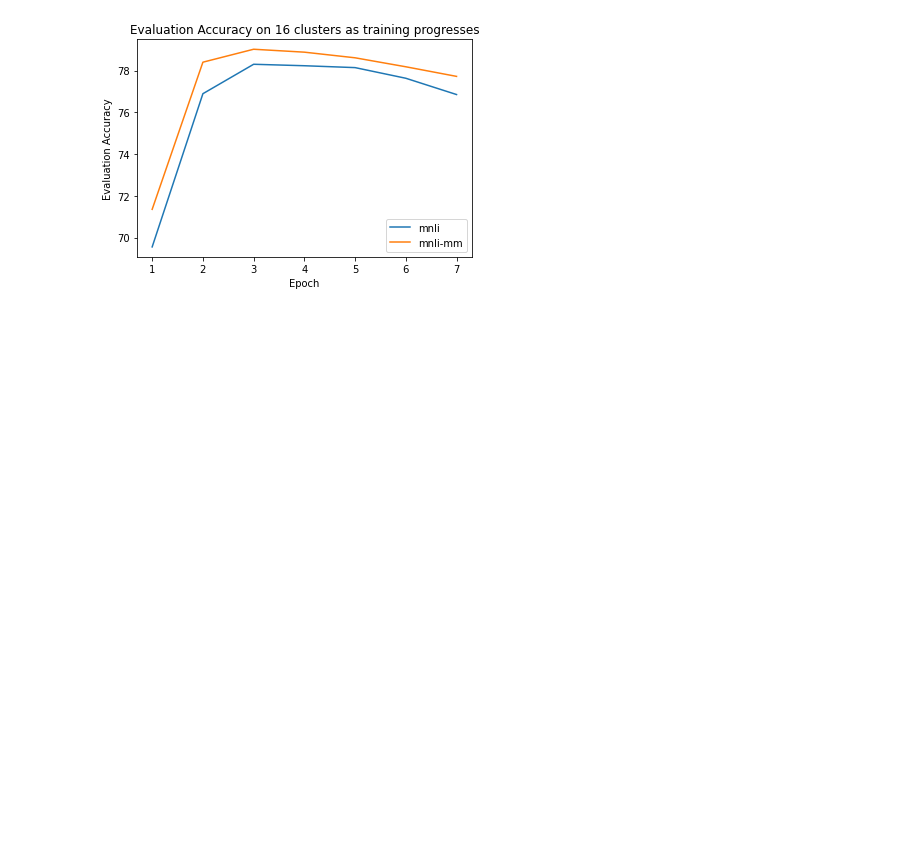
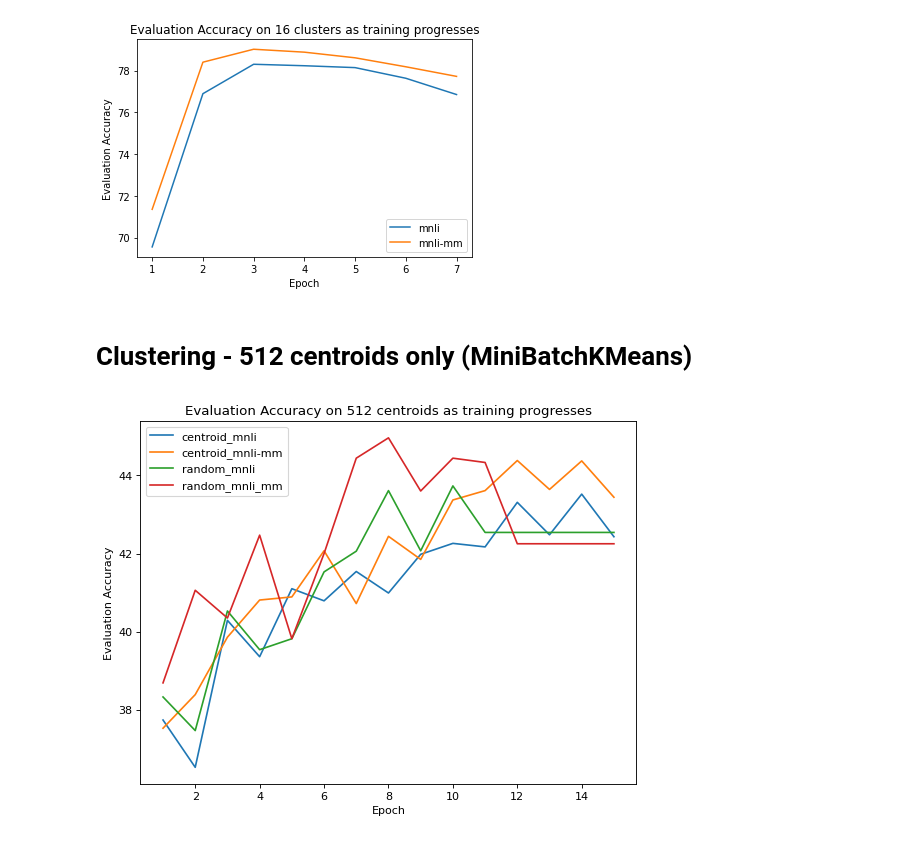
Before and after one commit to prajjwal1/generalize_lm_nli, a Jupyter notebook: nbs/graph_plots.ipynb, the cells around one changed output. Cells and saved outputs as stored; diff of their text form; code cells hidden in the pictures; blank space fills up the shorter version.

Commit message:
added centroid support

```diff
--- a/nbs/graph_plots.ipynb
+++ b/nbs/graph_plots.ipynb
@@ -368,3 +368,35 @@ plt.savefig('/home/nlp/transformers-importance-sampling/figs/16_clusters_epoch_a
 plt.show()
 # %% [output]
 [figure]
+# %% [markdown]
+# Clustering - 512 centroids only (MiniBatchKMeans)
+# %%
+plt.figure(num=None, figsize=(8, 6), dpi=80, facecolor='w', edgecolor='k')
+y_centroids_mnli = [37.74, 36.53, 40.29, 39.36, 41.10, 40.79,
+                    41.54, 40.99, 41.98, 42.26, 42.17, 43.31,
+                    42.48, 43.52, 42.43]
+y_centroids_mnli_mm = [37.53, 38.39, 39.86, 40.81, 40.89,
+                       42.07, 40.72, 42.44, 41.85, 43.37,
+                       43.61, 44.38, 43.64, 44.37, 43.44]
+
+y_random_mnli = [38.33, 37.47, 40.53, 39.54, 39.82,
+                         41.53, 42.06, 43.61, 42.07, 43.73,
+                         42.54, 42.54, 42.54, 42.54, 42.54]
+
+y_random_mnli_mm = [38.69, 41.06, 40.35, 42.47, 39.82,
+                            42.00, 44.44, 44.96, 43.60, 44.44,
+                            44.33, 42.25, 42.25, 42.25, 42.25]
+
+x = list(range(1, len(y_centroids_mnli)+1))
+plt.plot(x, y_centroids_mnli, label = 'centroid_mnli')
+plt.plot(x, y_centroids_mnli_mm, label = 'centroid_mnli-mm')
+plt.plot(x, y_random_mnli, label = 'random_mnli')
+plt.plot(x, y_random_mnli_mm, label = 'random_mnli_mm')
+plt.legend()
+plt.xlabel('Epoch')
+plt.ylabel('Evaluation Accuracy')
+plt.title("Evaluation Accuracy on 512 centroids as training progresses")
+plt.savefig('/home/nlp/transformers-importance-sampling/figs/512_centroids_epoch_acc.png')
+plt.show()
+# %% [output]
+[figure, added]
```
Also changed, not shown: parts of 1 cell of this notebook, 14 other files.
